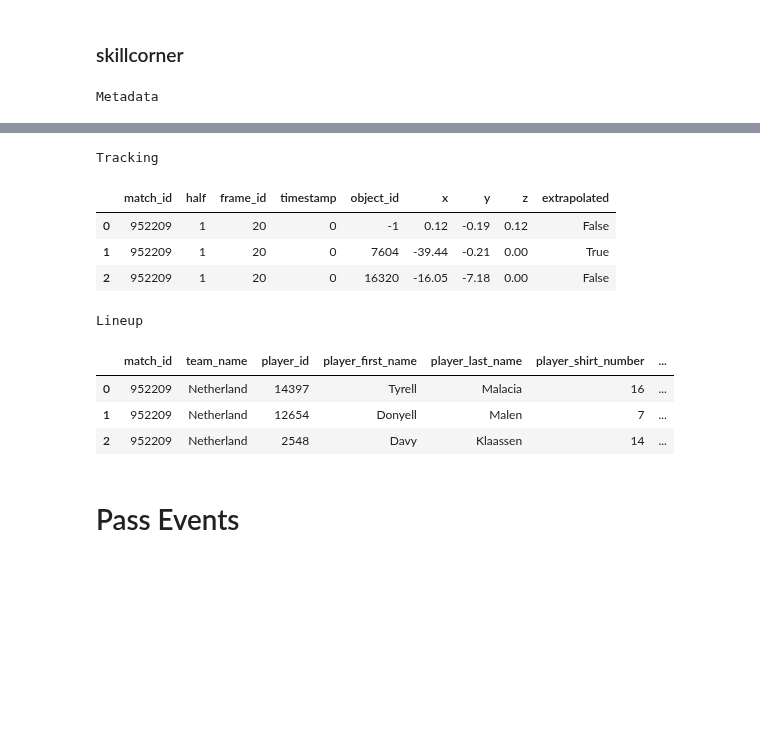
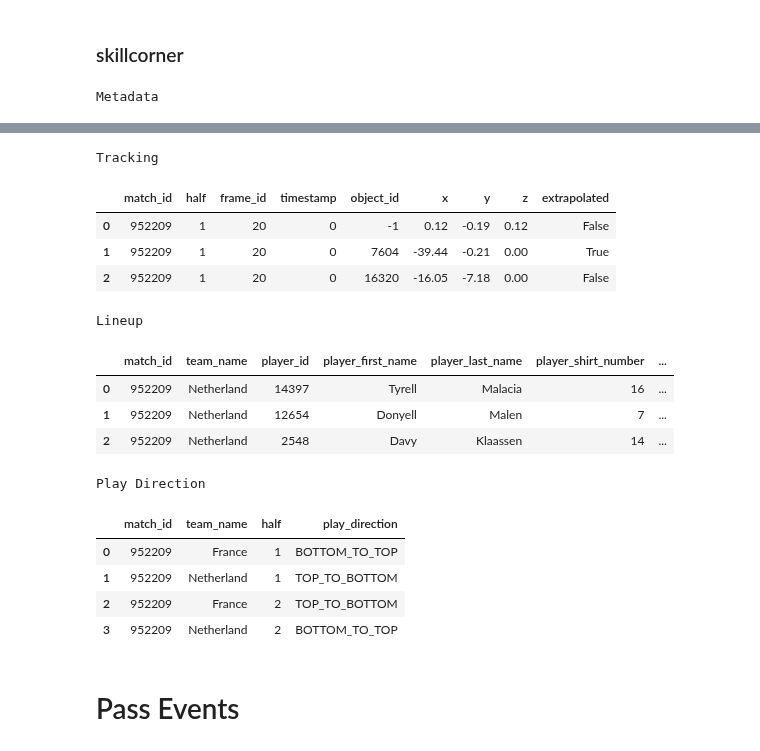
Before and after one commit to ariskoutris/defensive-passing-networks, a Jupyter notebook: src/notebooks/pass_tables.ipynb, the cells around one changed output, grey strips where cells are left out. Cells and saved outputs as stored; diff of their text form; code cells hidden in the pictures; blank space fills up the shorter version.

```diff
--- a/src/notebooks/pass_tables.ipynb
+++ b/src/notebooks/pass_tables.ipynb
@@ -48,27 +49,36 @@ with pd.option_context('display.max_columns', None):
 metadata = pd.read_csv(SKILLCORNER_PATH + str(skillcorner_id) + "_metadata.csv")
 tracking_df = pd.read_csv(SKILLCORNER_PATH + str(skillcorner_id) + "_tracking.csv")
 lineup_df = pd.read_csv(SKILLCORNER_PATH + str(skillcorner_id) + "_lineup.csv")
+play_direction_df = pd.read_csv(SKILLCORNER_PATH + str(skillcorner_id) + "_play_direction.csv")
 # %%
 print("Metadata")
 display(metadata.head(3))
 print("Tracking")
 display(tracking_df.head(3))
 print("Lineup")
 display(lineup_df.head(3))
+print("Play Direction")
+display(play_direction_df)
 # %% [output]
 Metadata
 |  | match_id | match_date | competition | season | home_team | away_team | home_score | away_score | ... |
 | 0 | 952209 | 03/24/2023 19:45 | European Championship Qualifiers | 2023/2024 | France | Netherland | 4 | 0 | ... |
 Tracking
 |  | match_id | half | frame_id | timestamp | object_id | x | y | z | extrapolated |
 | 0 | 952209 | 1 | 20 | 0 | -1 | 0.12 | -0.19 | 0.12 | False |
 | 1 | 952209 | 1 | 20 | 0 | 7604 | -39.44 | -0.21 | 0.00 | True |
 | 2 | 952209 | 1 | 20 | 0 | 16320 | -16.05 | -7.18 | 0.00 | False |
 Lineup
 |  | match_id | team_name | player_id | player_first_name | player_last_name | player_shirt_number | ... |
 | 0 | 952209 | Netherland | 14397 | Tyrell | Malacia | 16 | ... |
 | 1 | 952209 | Netherland | 12654 | Donyell | Malen | 7 | ... |
 | 2 | 952209 | Netherland | 2548 | Davy | Klaassen | 14 | ... |
+Play Direction
+|  | match_id | team_name | half | play_direction |
+| 0 | 952209 | France | 1 | BOTTOM_TO_TOP |
+| 1 | 952209 | Netherland | 1 | TOP_TO_BOTTOM |
+| 2 | 952209 | France | 2 | TOP_TO_BOTTOM |
+| 3 | 952209 | Netherland | 2 | BOTTOM_TO_TOP |
 # %% [markdown]
 # Pass Events
 # %%
```
Also changed, not shown: parts of 46 cells of this notebook, 2 other files.
